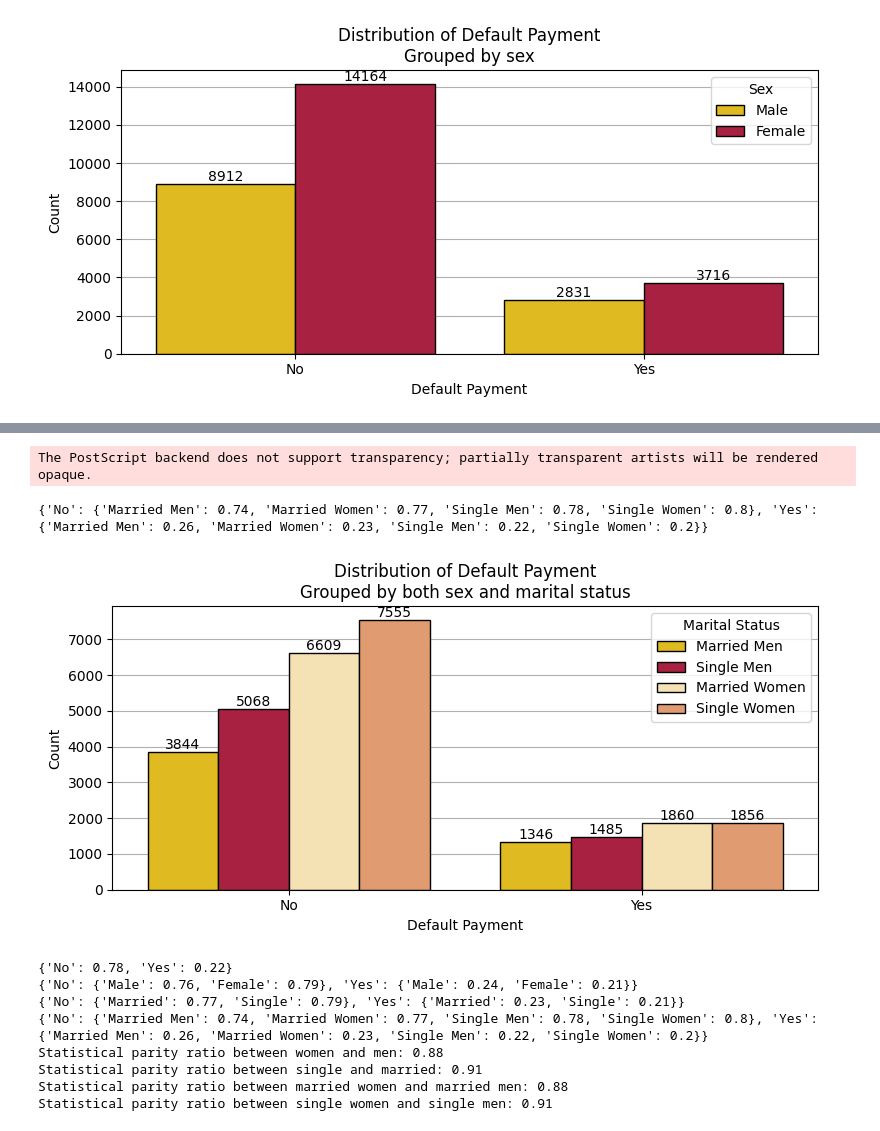
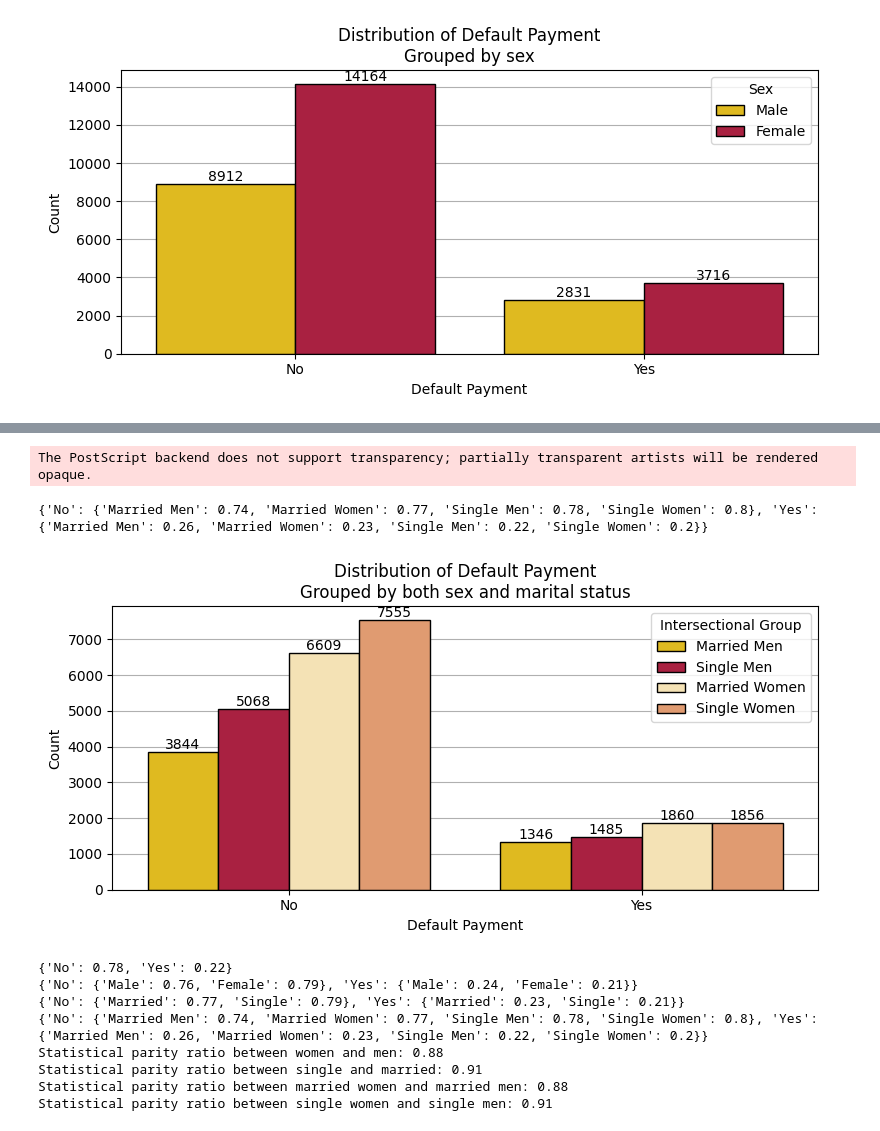
Before and after one commit to Denbergvanthijs/HCML, a Jupyter notebook: data_exploration.ipynb, the cells around one changed output, grey strips where cells are left out. Cells and saved outputs as stored; diff of their text form; code cells hidden in the pictures.

Commit message:
New combined plot

```diff
--- a/data_exploration.ipynb
+++ b/data_exploration.ipynb
@@ -120,35 +120,35 @@ The PostScript backend does not support transparency; partially transparent arti
 # Make new column for intersectional group combining sex and marital status
 df["intersection"] = (df["SEX"].astype(str) + df["MARRIAGE"].astype(str)).astype(int)
 labels_intersection = {11: "Married Men", 21: "Single Men", 12: "Married Women", 22: "Single Women"}
 
 # Calculate percentage for intersectional group
 percentage_intersect = df[["intersection", "default.payment.next.month"]].groupby(["intersection", "default.payment.next.month"]).size().unstack(
     fill_value=0).apply(lambda x: x / x.sum(), axis=1).round(2).to_dict()
 percentage_intersect = {labels[int(k)]: {labels_intersection[int(kk)]: vv for kk, vv in v.items()}
               for k, v in percentage_intersect.items()}  # Map the values to the labels
 print(percentage_intersect)
 
 # Plot distribution of default payment, group by gender
 fig, ax = plt.subplots(figsize=(8, 4))
 sns.countplot(x="default.payment.next.month", data=df, ax=ax, palette=UU_PAL, edgecolor="black", hue="intersection")
 for c in ax.containers:
     ax.bar_label(c, fmt="%.0f")  # Label count on bar
 
 ax.set_title("Distribution of Default Payment\nGrouped by both sex and marital status")
 ax.set_xlabel("Default Payment")
 ax.set_ylabel("Count")
 ax.set_axisbelow(True)  # For the grid lines to be behind the bars
 ax.grid(axis="y")  # Only horizontal grid lines
 ax.set_xticklabels(["No", "Yes"])  # Whether client default payment next month
-plt.legend(title="Marital Status", labels=labels_intersection.values())
+plt.legend(title="Intersectional Group", labels=labels_intersection.values())
 
 plt.tight_layout()
 plt.savefig("images/default_payment_both.eps", format="eps")
 plt.show()
 # %% [output]
 The PostScript backend does not support transparency; partially transparent artists will be rendered opaque.
 {'No': {'Married Men': 0.74, 'Married Women': 0.77, 'Single Men': 0.78, 'Single Women': 0.8}, 'Yes': {'Married Men': 0.26, 'Married Women': 0.23, 'Single Men': 0.22, 'Single Women': 0.2}}
-[figure, old version]
+[figure, new version]
 # %%
 # Percentages
 print(percentage)
```
Also changed, not shown: parts of 2 cells of this notebook, 6 other files.
